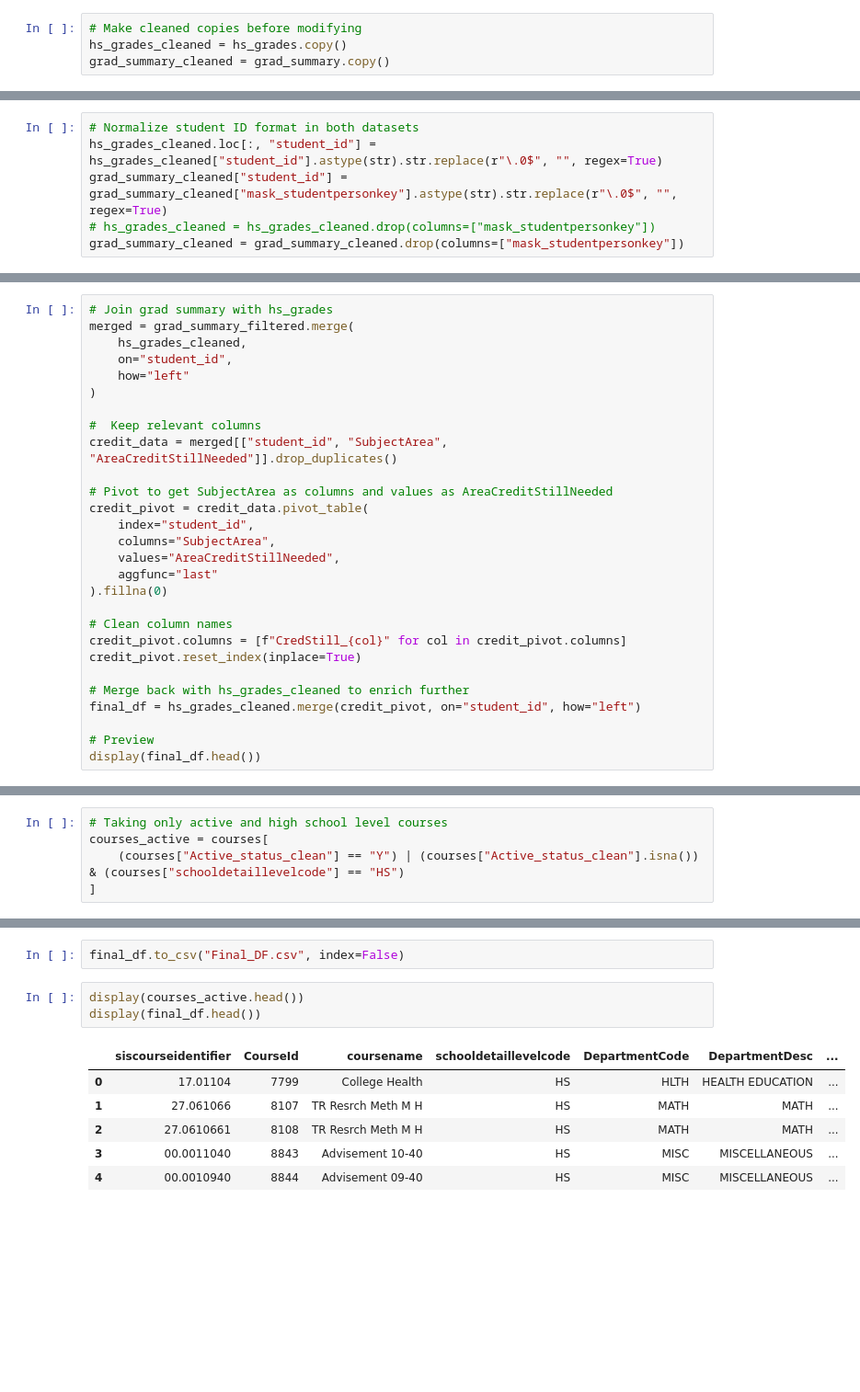
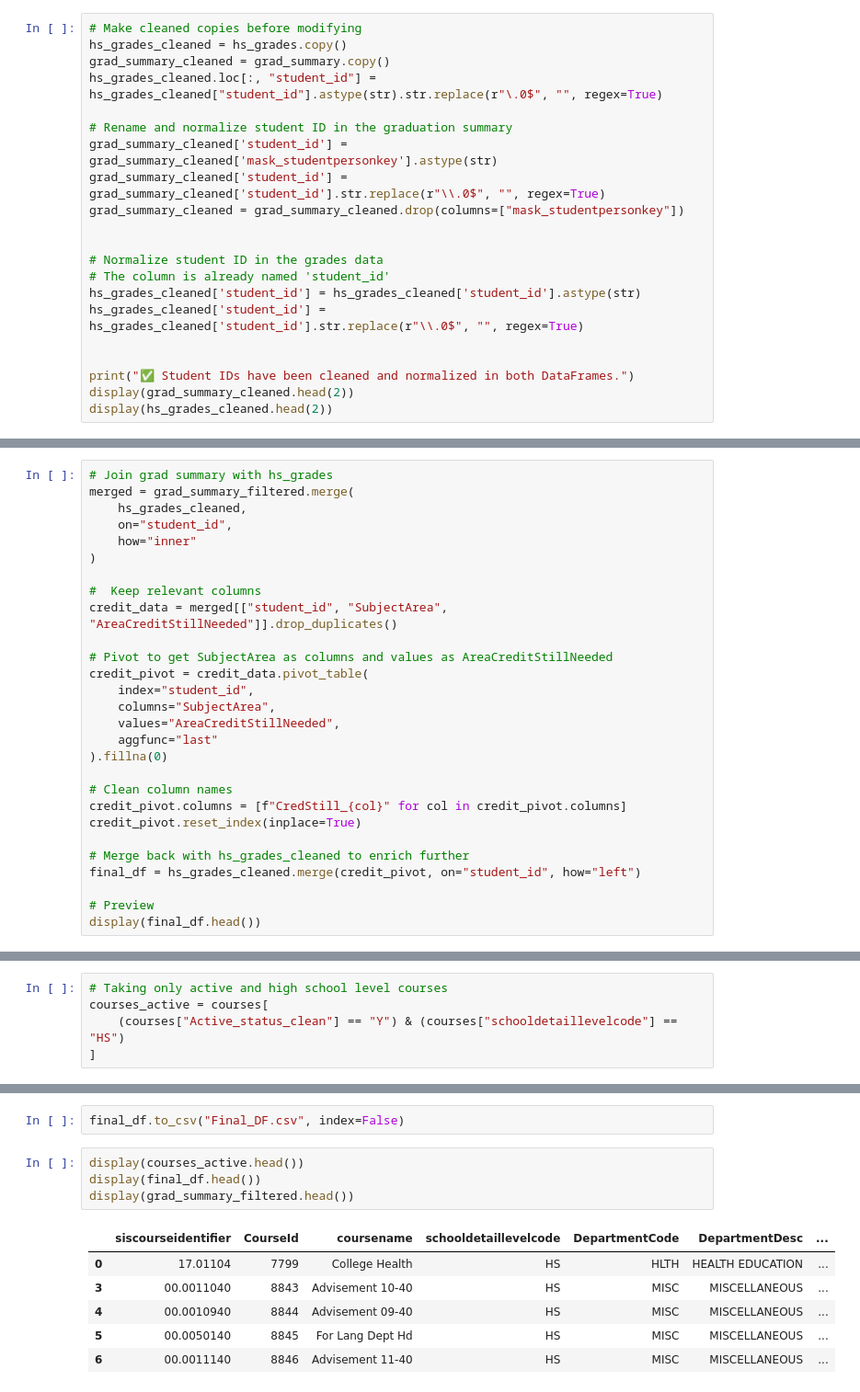
Before and after one commit to bvo0293/PracticumSummer2025, a Jupyter notebook: EDA.ipynb, the cells around one changed output, grey strips where cells are left out. Shown: that part at 92% size. Saved outputs shown, nothing was run; the diff lists cells and outputs as text; blank space fills up the shorter version.

```diff
--- a/EDA.ipynb
+++ b/EDA.ipynb
@@ -124,3 +126,20 @@ display(hs_grades.sort_values(by="AttemptedCredit", ascending=False).head(5))
 # Make cleaned copies before modifying
 hs_grades_cleaned = hs_grades.copy()
 grad_summary_cleaned = grad_summary.copy()
+hs_grades_cleaned.loc[:, "student_id"] = hs_grades_cleaned["student_id"].astype(str).str.replace(r"\.0$", "", regex=True)
+
+# Rename and normalize student ID in the graduation summary
+grad_summary_cleaned['student_id'] = grad_summary_cleaned['mask_studentpersonkey'].astype(str)
+grad_summary_cleaned['student_id'] = grad_summary_cleaned['student_id'].str.replace(r"\\.0$", "", regex=True)
+grad_summary_cleaned = grad_summary_cleaned.drop(columns=["mask_studentpersonkey"])
+
+
+# Normalize student ID in the grades data
+# The column is already named 'student_id'
+hs_grades_cleaned['student_id'] = hs_grades_cleaned['student_id'].astype(str)
+hs_grades_cleaned['student_id'] = hs_grades_cleaned['student_id'].str.replace(r"\\.0$", "", regex=True)
+
+
+print("✅ Student IDs have been cleaned and normalized in both DataFrames.")
+display(grad_summary_cleaned.head(2))
+display(hs_grades_cleaned.head(2))
@@ -127,6 +154,0 @@ grad_summary_cleaned = grad_summary.copy()
-# %%
-# Normalize student ID format in both datasets
-hs_grades_cleaned.loc[:, "student_id"] = hs_grades_cleaned["student_id"].astype(str).str.replace(r"\.0$", "", regex=True)
-grad_summary_cleaned["student_id"] = grad_summary_cleaned["mask_studentpersonkey"].astype(str).str.replace(r"\.0$", "", regex=True)
-# hs_grades_cleaned = hs_grades_cleaned.drop(columns=["mask_studentpersonkey"])
-grad_summary_cleaned = grad_summary_cleaned.drop(columns=["mask_studentpersonkey"])
@@ -188,7 +202,7 @@ print(len(grad_summary_filtered))
 merged = grad_summary_filtered.merge(
     hs_grades_cleaned,
     on="student_id",
-    how="left"
+    how="inner"
 )
 
 #  Keep relevant columns
@@ -250,5 +255,5 @@ Name: count, dtype: int64
 # %%
 # Taking only active and high school level courses
 courses_active = courses[
-    (courses["Active_status_clean"] == "Y") | (courses["Active_status_clean"].isna()) & (courses["schooldetaillevelcode"] == "HS")
+    (courses["Active_status_clean"] == "Y") & (courses["schooldetaillevelcode"] == "HS")
 ]
@@ -274,13 +271,14 @@ final_df.to_csv("Final_DF.csv", index=False)
 # %%
 display(courses_active.head())
 display(final_df.head())
+display(grad_summary_filtered.head())
 # %% [output]
 |  | siscourseidentifier | CourseId | coursename | schooldetaillevelcode | DepartmentCode | DepartmentDesc | ... |
 | 0 | 17.01104 | 7799 | College Health | HS | HLTH | HEALTH EDUCATION | ... |
-| 1 | 27.061066 | 8107 | TR Resrch Meth M H | HS | MATH | MATH | ... |
-| 2 | 27.0610661 | 8108 | TR Resrch Meth M H | HS | MATH | MATH | ... |
 | 3 | 00.0011040 | 8843 | Advisement 10-40 | HS | MISC | MISCELLANEOUS | ... |
 | 4 | 00.0010940 | 8844 | Advisement 09-40 | HS | MISC | MISCELLANEOUS | ... |
+| 5 | 00.0050140 | 8845 | For Lang Dept Hd | HS | MISC | MISCELLANEOUS | ... |
+| 6 | 00.0011140 | 8846 | Advisement 11-40 | HS | MISC | MISCELLANEOUS | ... |
 |  | GradeLevel | SchoolYearId | SchoolYear | MarkingPeriodCode | MarkingPeriodStartDate | MarkingPeriodEndDate | ... |
 | 0 | 09 | 33 | 2022-2023 | S1 | 2022-08-08 00:00:00.000 | 2022-12-16 00:00:00.000 | ... |
 | 1 | 09 | 33 | 2022-2023 | S2 | 2023-01-04 00:00:00.000 | 2023-05-25 00:00:00.000 | ... |
```
Also changed, not shown: parts of 25 cells of this notebook, 2 other files.
